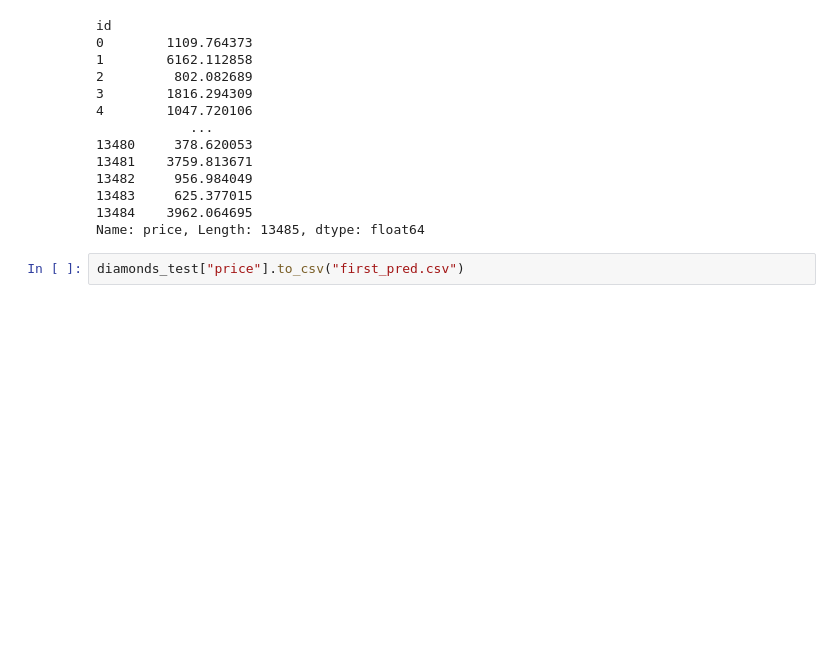
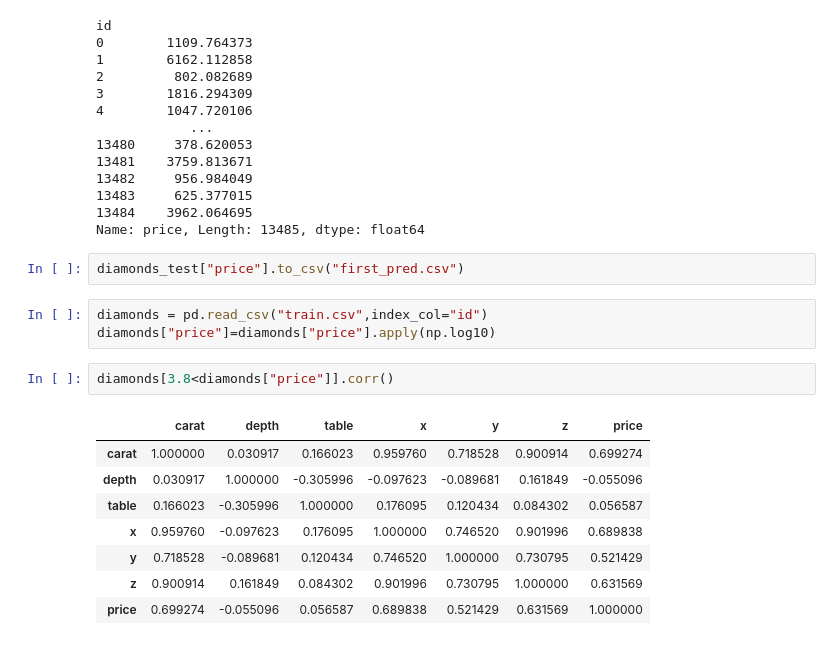
Before and after one commit to nachordo/kaggle-competition, a Jupyter notebook: data-exploration.ipynb, the cells around one changed output. Cells and saved outputs as stored; diff of their text form; blank space fills up the shorter version.

```diff
--- a/data-exploration.ipynb
+++ b/data-exploration.ipynb
@@ -424,3 +402,17 @@ id
 Name: price, Length: 13485, dtype: float64
 # %%
 diamonds_test["price"].to_csv("first_pred.csv")
+# %%
+diamonds = pd.read_csv("train.csv",index_col="id")
+diamonds["price"]=diamonds["price"].apply(np.log10)
+# %%
+diamonds[3.8<diamonds["price"]].corr()
+# %% [output]
+|  | carat | depth | table | x | y | z | price |
+| carat | 1.000000 | 0.030917 | 0.166023 | 0.959760 | 0.718528 | 0.900914 | 0.699274 |
+| depth | 0.030917 | 1.000000 | -0.305996 | -0.097623 | -0.089681 | 0.161849 | -0.055096 |
+| table | 0.166023 | -0.305996 | 1.000000 | 0.176095 | 0.120434 | 0.084302 | 0.056587 |
+| x | 0.959760 | -0.097623 | 0.176095 | 1.000000 | 0.746520 | 0.901996 | 0.689838 |
+| y | 0.718528 | -0.089681 | 0.120434 | 0.746520 | 1.000000 | 0.730795 | 0.521429 |
+| z | 0.900914 | 0.161849 | 0.084302 | 0.901996 | 0.730795 | 1.000000 | 0.631569 |
+| price | 0.699274 | -0.055096 | 0.056587 | 0.689838 | 0.521429 | 0.631569 | 1.000000 |
```
Also changed, not shown: parts of 6 cells of this notebook, 3 other files.
